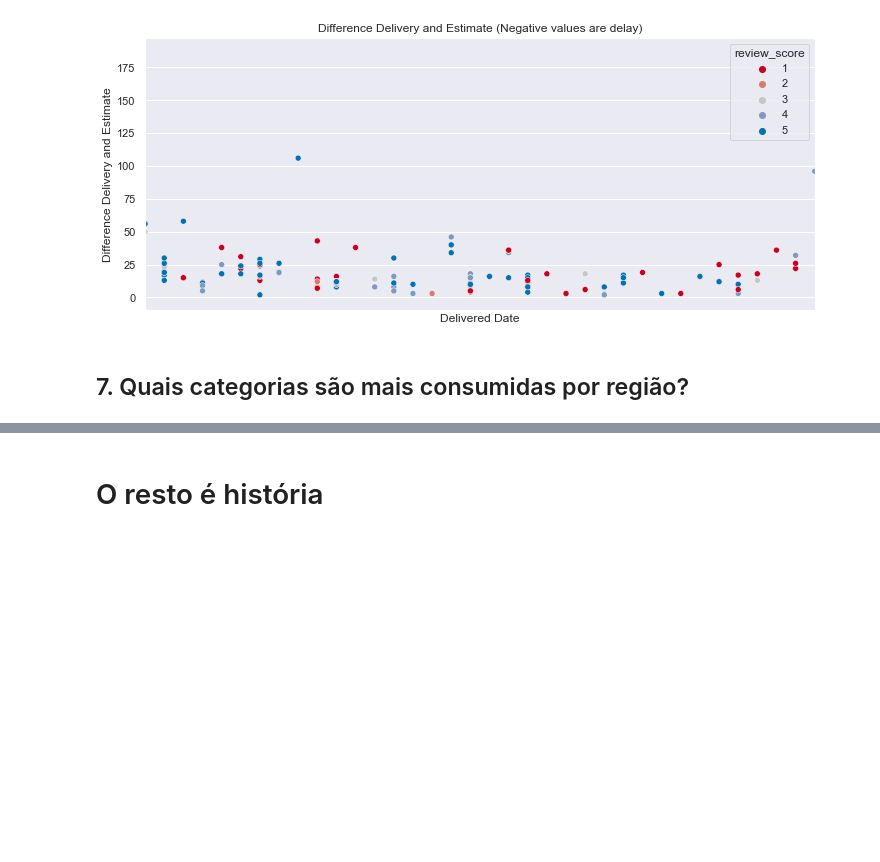
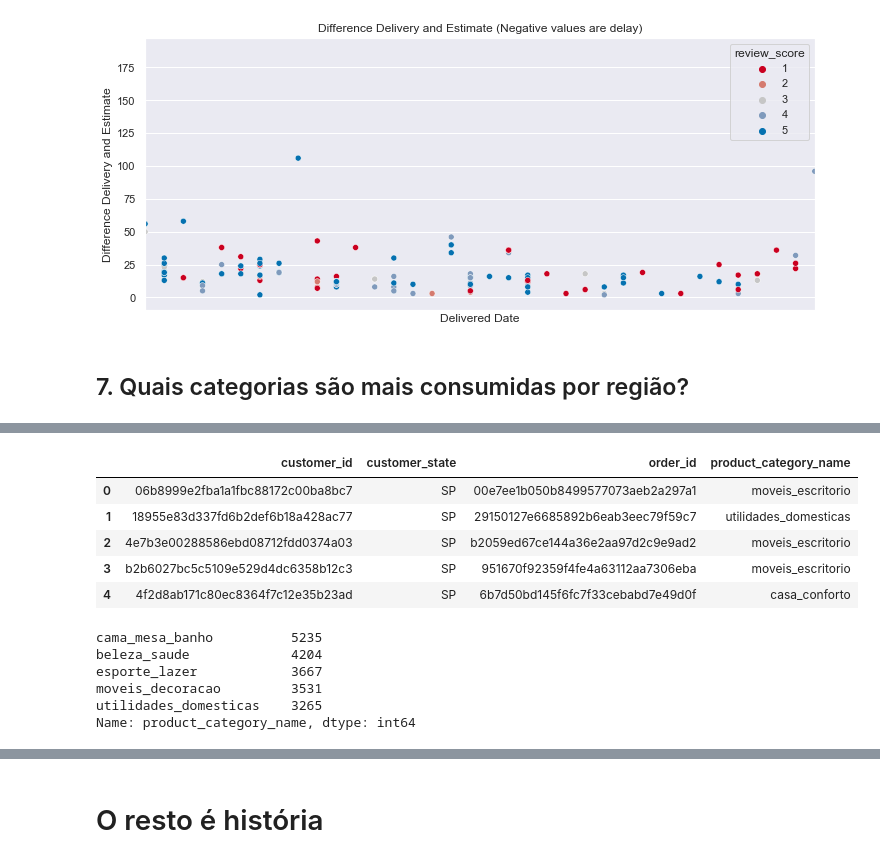
Before and after one commit to Herikc2/Brazilian-E-Commerce-Olist, a Jupyter notebook: docs/main.ipynb, the cells around one changed output, grey strips where cells are left out. Drawn from its saved outputs; the diff is of its cells as text; code cells hidden in the pictures; blank space fills up the shorter version.

```diff
--- a/docs/main.ipynb
+++ b/docs/main.ipynb
@@ -978,0 +1015,19 @@ resize_plot()
+# %%
+customerNotUniqueStateFiltered.head()
+# %% [output]
+|  | customer_id | customer_state | order_id | product_category_name |
+| 0 | 06b8999e2fba1a1fbc88172c00ba8bc7 | SP | 00e7ee1b050b8499577073aeb2a297a1 | moveis_escritorio |
+| 1 | 18955e83d337fd6b2def6b18a428ac77 | SP | 29150127e6685892b6eab3eec79f59c7 | utilidades_domesticas |
+| 2 | 4e7b3e00288586ebd08712fdd0374a03 | SP | b2059ed67ce144a36e2aa97d2c9e9ad2 | moveis_escritorio |
+| 3 | b2b6027bc5c5109e529d4dc6358b12c3 | SP | 951670f92359f4fe4a63112aa7306eba | moveis_escritorio |
+| 4 | 4f2d8ab171c80ec8364f7c12e35b23ad | SP | 6b7d50bd145f6fc7f33cebabd7e49d0f | casa_conforto |
+# %%
+customerNotUniqueStateFiltered[customerNotUniqueStateFiltered['customer_state'] == 'SP']['product_category_name'].\
+    value_counts().head(5)#.plot(kind = 'barh')
+# %% [output]
+cama_mesa_banho          5235
+beleza_saude             4204
+esporte_lazer            3667
+moveis_decoracao         3531
+utilidades_domesticas    3265
+Name: product_category_name, dtype: int64
```
Also changed, not shown: parts of 10 cells of this notebook.
